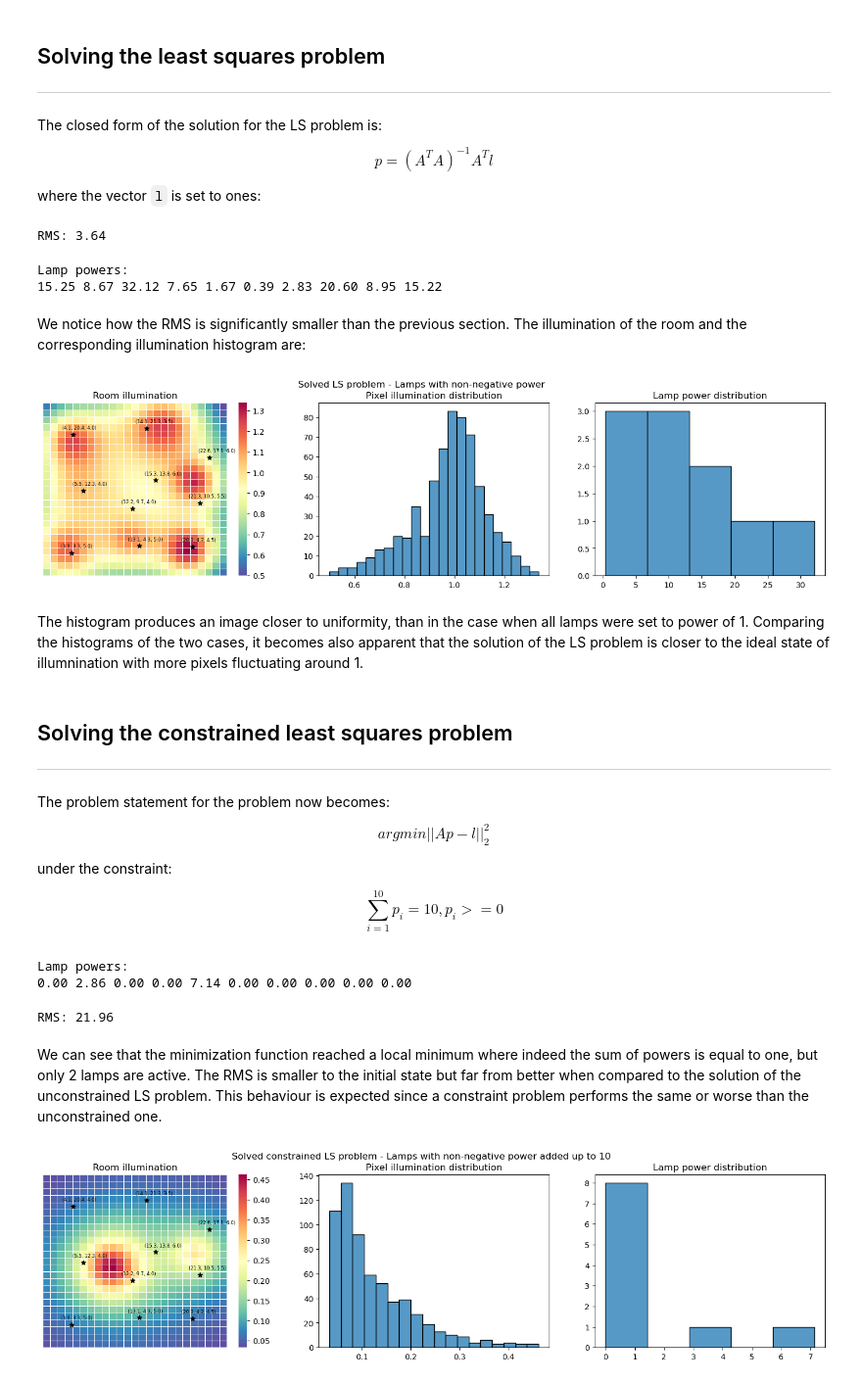
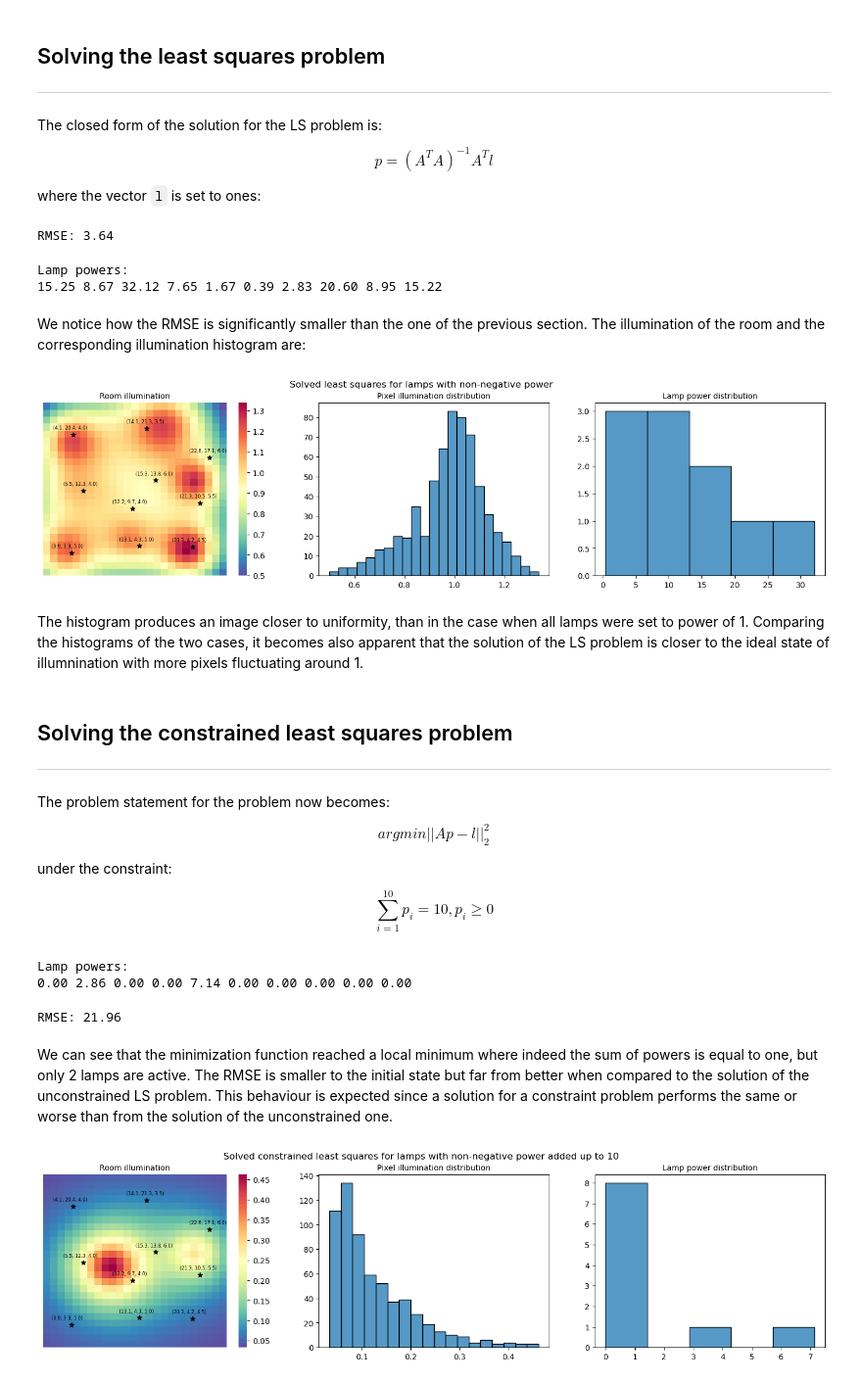
Before and after one commit to sonqo/msc-data-science, a Jupyter notebook: 6-large-scale-linear-algebra/ls/lamp.ipynb, the cells around one changed output. Shown at 98% size. Saved outputs shown, nothing was run; the diff lists cells and outputs as text; code cells hidden in the pictures.

```diff
--- a/6-large-scale-linear-algebra/ls/lamp.ipynb
+++ b/6-large-scale-linear-algebra/ls/lamp.ipynb
@@ -146,9 +148,9 @@ l_sol = A @ p_sol
 
 # calculate rms
 rms = math.sqrt( sum ( (l_sol - l_ones ) ** 2 ) )
-print('RMS: {:.2f}'.format(rms))
+print('RMSE: {:.2f}'.format(rms))
 # %% [output]
-RMS: 3.64
+RMSE: 3.64
 # %%
 print('Lamp powers:')
 for p in p_sol:
@@ -157,33 +159,35 @@ for p in p_sol:
 Lamp powers:
 15.25 8.67 32.12 7.65 1.67 0.39 2.83 20.60 8.95 15.22
 # %% [markdown]
-We notice how the RMS is significantly smaller than the previous section. The illumination of the room and the corresponding illumination histogram are:
+We notice how the RMSE is significantly smaller than the one of the previous section. The illumination of the room and the corresponding illumination histogram are:
 # %%
 fig, axes = plt.subplots(1, 3, figsize=(18, 4))
-fig.suptitle('Solved LS problem - Lamps with non-negative power')
+fig.suptitle('Solved least squares for lamps with non-negative power')
 
 # heatmap
 sns.heatmap(
     l_sol.reshape(25, 25),
     ax=axes[0],
-    linewidth=0.50,
-    cmap=sns.color_palette("Spectral_r", as_cmap=True),
+    linewidth=0,
     xticklabels=[],
-    yticklabels=[]
+    yticklabels=[],
+    cmap=sns.color_palette("Spectral_r", as_cmap=True)
 )
 
 # plotting lamps coordinates
 axes[0].scatter(
-    lamps[:, 0], lamps[:, 1],
-    marker='*', color='black'
+    lamps[:, 0],
+    lamps[:, 1],
+    marker='*',
+    color='black'
 )
-axes[0].set_title('Room illumination')
+axes[0].set_title('Room illumination', fontsize=10)
 axes[0].invert_yaxis()
 
 # lamp annotation
 for i in range(10):
     axes[0].text(
-        lamps[i][0]-1.5,
+        lamps[i][0]-2.75,
         lamps[i][1]+0.75,
         '({}, {}, {})'.format(
             lamps[i][0],
@@ -197,17 +201,17 @@ for i in range(10):
 
 # pixel histogram
 sns.histplot(ax=axes[1], x=l_sol)
-axes[1].set_title('Pixel illumination distribution')
+axes[1].set_title('Pixel illumination distribution', fontsize=10)
 axes[1].set(ylabel='')
 
 # lamp histogram
 sns.histplot(ax=axes[2], x=p_sol)
-axes[2].set_title('Lamp power distribution')
+axes[2].set_title('Lamp power distribution', fontsize=10)
 axes[2].set(ylabel='')
 
 plt.show()
 # %% [output]
-[figure, old version]
+[figure, new version]
 # %% [markdown]
 The histogram produces an image closer to uniformity, than in the case when all lamps were set to power of 1. Comparing the histograms of the two cases, it becomes also apparent that the solution of the LS problem is closer to the ideal state of illumnination with more pixels fluctuating around 1.
 # %% [markdown]
@@ -223,7 +227,7 @@ $$
 under the constraint:
 
 $$
-    \sum \limits _{i=1} ^{10} p_i=10, p_i >= 0
+    \sum \limits _{i=1} ^{10} p_i=10, p_i \ge 0
 $$
 # %%
 def minimization_function(p):
@@ -244,7 +248,7 @@ res = scipy.optimize.minimize(
     fun=minimization_function,
     x0=p_sol,
     method='SLSQP',
-    bounds = [(0, None) for p in range(10)],
+    bounds = [(0, 10) for p in range(10)],
     constraints=cons
 )
 
@@ -261,58 +265,59 @@ l_solc = A @ p_solc
 
 # calculate rms
 rms = math.sqrt( sum ( (l_solc - l_ones ) ** 2 ) )
-print('RMS: {:.2f}'.format(rms))
+print('RMSE: {:.2f}'.format(rms))
 # %% [output]
-RMS: 21.96
+RMSE: 21.96
 # %% [markdown]
-We can see that the minimization function reached a local minimum where indeed the sum of powers is equal to one, but only 2 lamps are active. The RMS is smaller to the initial state but far from better when compared to the solution of the unconstrained LS problem. This behaviour is expected since a constraint problem performs the same or worse than the unconstrained one.
+We can see that the minimization function reached a local minimum where indeed the sum of powers is equal to one, but only 2 lamps are active. The RMSE is smaller to the initial state but far from better when compared to the solution of the unconstrained LS problem. This behaviour is expected since a solution for a constraint problem performs the same or worse than from the solution of the unconstrained one.
 # %%
 fig, axes = plt.subplots(1, 3, figsize=(18, 4))
-fig.suptitle('Solved constrained LS problem - Lamps with non-negative power added up to 10')
+fig.suptitle('Solved constrained least squares for lamps with non-negative power added up to 10')
 
 # heatmap
 sns.heatmap(
     l_solc.reshape(25, 25),
     ax=axes[0],
-    linewidth=0.50,
-    cmap=sns.color_palette("Spectral_r", as_cmap=True),
+    linewidth=0,
     xticklabels=[],
-    yticklabels=[]
+    yticklabels=[],
+    cmap=sns.color_palette("Spectral_r", as_cmap=True)
 )
 
 # plotting lamps coordinates
 axes[0].scatter(
-    lamps[:, 0], lamps[:, 1],
+    lamps[:, 0],
+    lamps[:, 1],
     marker='*', color='black'
 )
-axes[0].set_title('Room illumination')
+axes[0].set_title('Room illumination', fontsize=10)
 axes[0].invert_yaxis()
 
 # lamp annotation
 for i in range(10):
     axes[0].text(
-        lamps[i][0]-1.5,
+        lamps[i][0]-2.75,
         lamps[i][1]+0.75,
         '({}, {}, {})'.format(
             lamps[i][0],
             lamps[i][1],
             lamps[i][2]
         ),
         fontdict={
             'size': 6
         }
     )
 
 # pixel histogram
 sns.histplot(ax=axes[1], x=l_solc)
-axes[1].set_title('Pixel illumination distribution')
+axes[1].set_title('Pixel illumination distribution', fontsize=10)
 axes[1].set(ylabel='')
 
 # lamp histogram
 sns.histplot(ax=axes[2], x=np.round(p_solc, 2))
-axes[2].set_title('Lamp power distribution')
+axes[2].set_title('Lamp power distribution', fontsize=10)
 axes[2].set(ylabel='')
 
 plt.show()
 # %% [output]
-[figure, old version]
+[figure, new version]
```
Also changed, not shown: parts of 6 cells of this notebook.
